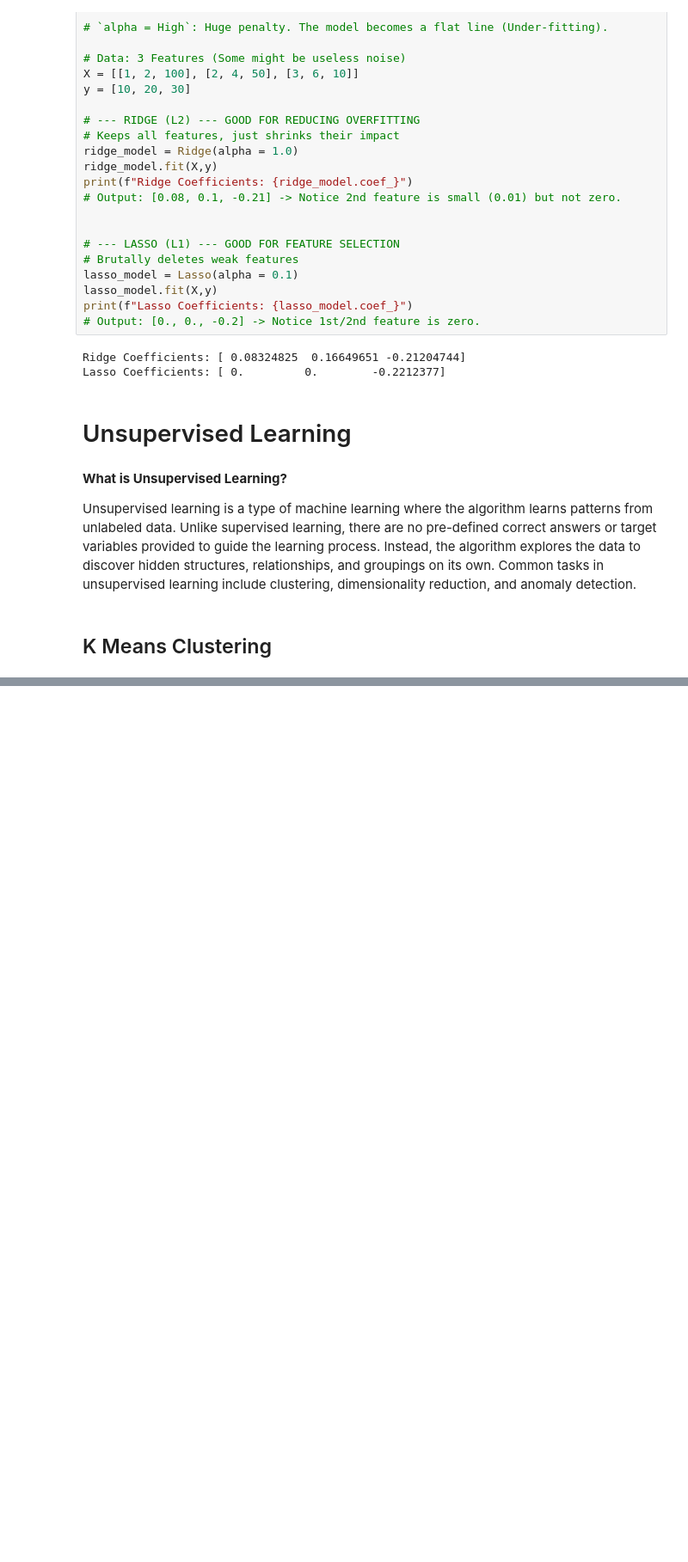
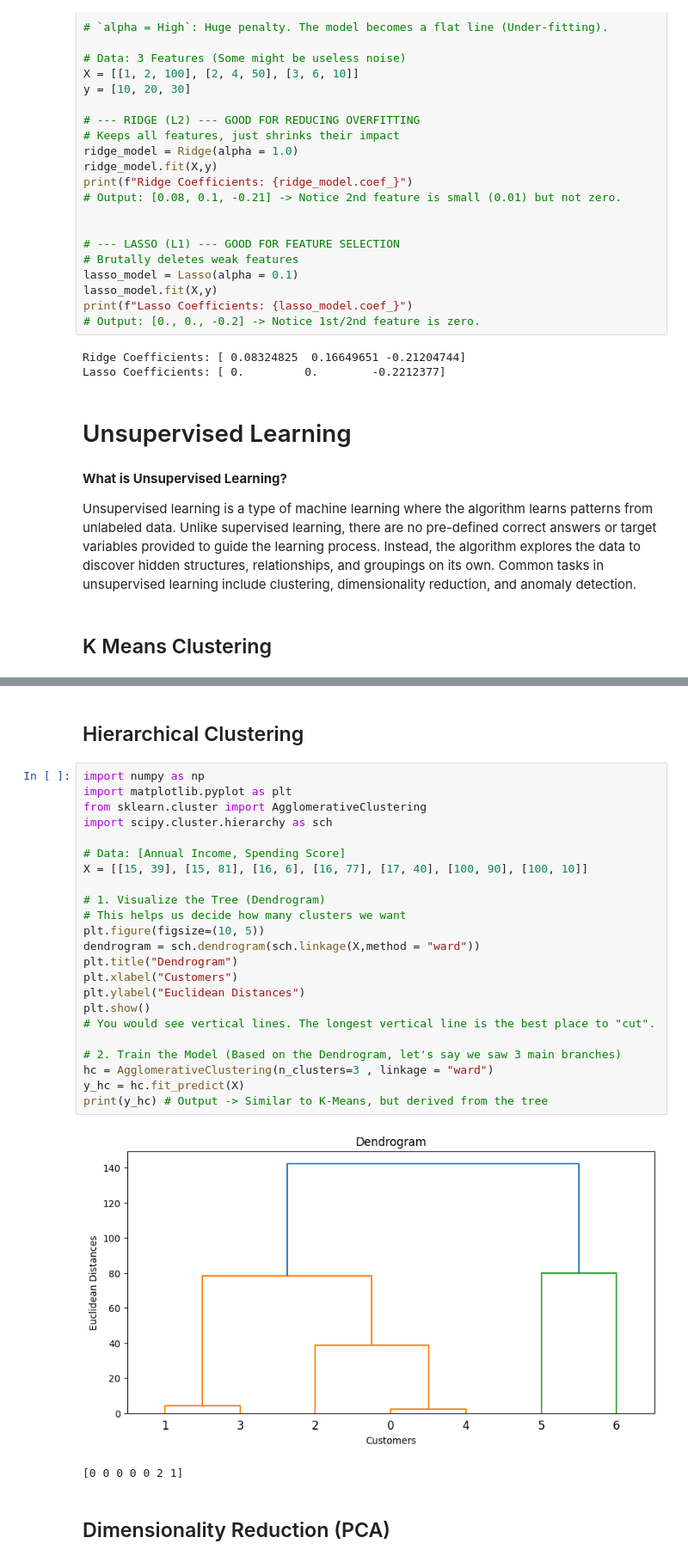
Before and after one commit to Aerospace-prog/ML-Engineer-Notes, a Jupyter notebook: ML_Engineer_Roadmap_Notes.ipynb, the cells around one changed output, grey strips where cells are left out. Shown at 86% size. Drawn from its saved outputs; the diff is of its cells as text; blank space fills up the shorter version.

```diff
--- a/ML_Engineer_Roadmap_Notes.ipynb
+++ b/ML_Engineer_Roadmap_Notes.ipynb
@@ -368,0 +369,30 @@ Labels:
+# %% [markdown]
+## Hierarchical Clustering
+# %%
+import numpy as np
+import matplotlib.pyplot as plt
+from sklearn.cluster import AgglomerativeClustering
+import scipy.cluster.hierarchy as sch
+
+# Data: [Annual Income, Spending Score]
+X = [[15, 39], [15, 81], [16, 6], [16, 77], [17, 40], [100, 90], [100, 10]]
+
+# 1. Visualize the Tree (Dendrogram)
+# This helps us decide how many clusters we want
+plt.figure(figsize=(10, 5))
+dendrogram = sch.dendrogram(sch.linkage(X,method = "ward"))
+plt.title("Dendrogram")
+plt.xlabel("Customers")
+plt.ylabel("Euclidean Distances")
+plt.show()
+# You would see vertical lines. The longest vertical line is the best place to "cut".
+
+# 2. Train the Model (Based on the Dendrogram, let's say we saw 3 main branches)
+hc = AgglomerativeClustering(n_clusters=3 , linkage = "ward")
+y_hc = hc.fit_predict(X)
+print(y_hc) # Output -> Similar to K-Means, but derived from the tree
+# %% [output]
+[figure, added]
+[0 0 0 0 0 2 1]
+# %% [markdown]
+## Dimensionality Reduction (PCA)
```
Also changed, not shown: parts of 2 cells of this notebook.
